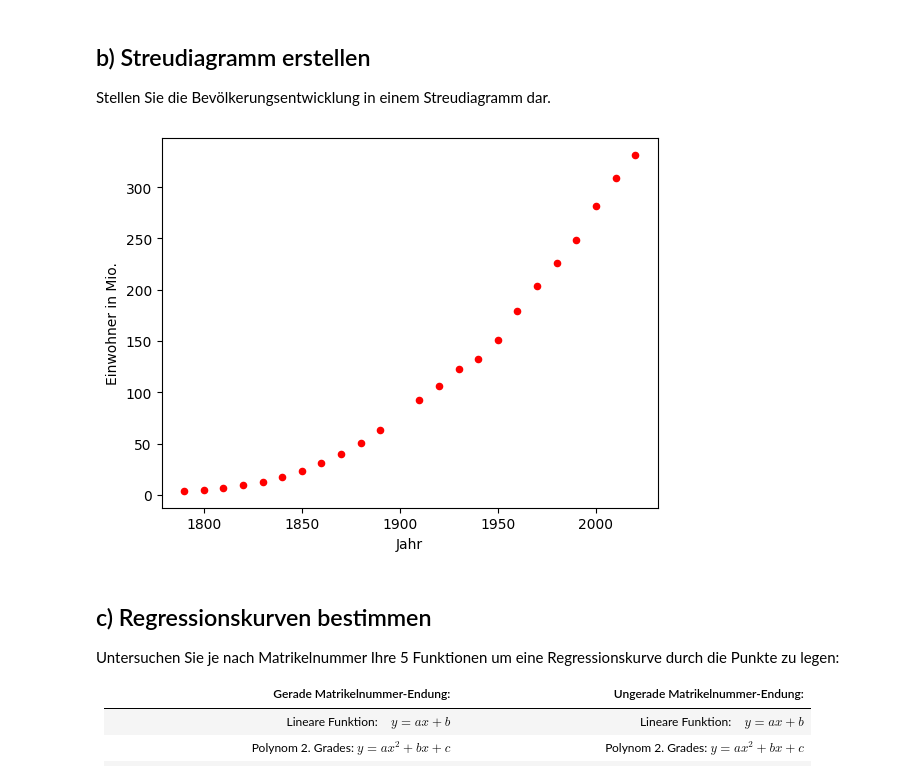
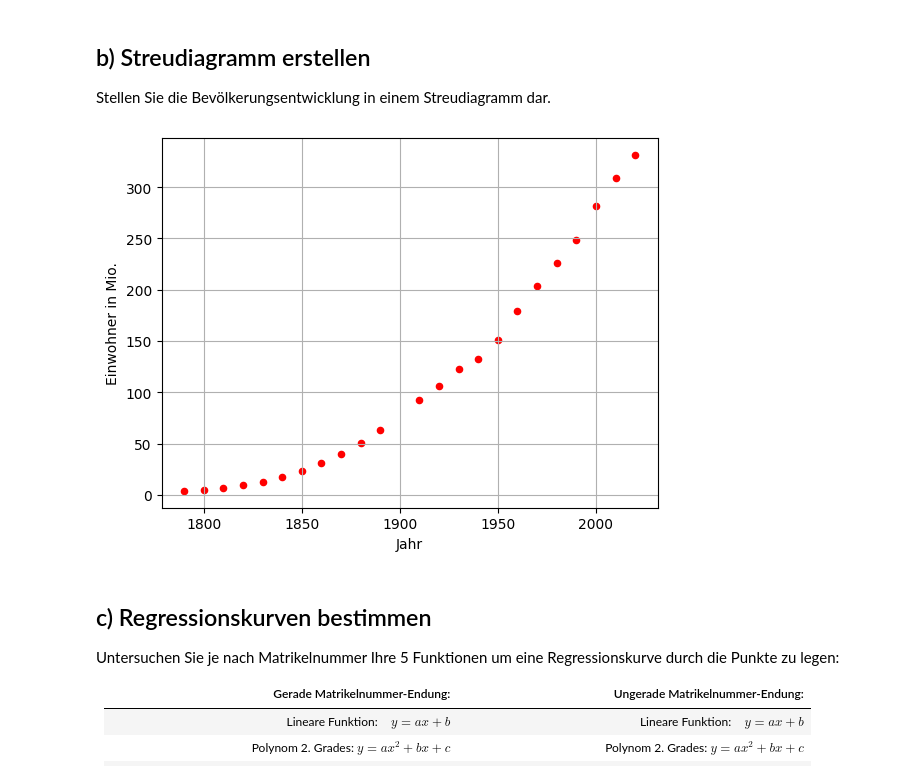
Before and after one commit to Fiusa21/Statistik_Labore, a Jupyter notebook: TestatAufgabe_2.ipynb, the cells around one changed output. Saved outputs shown, nothing was run; the diff lists cells and outputs as text; code cells hidden in the pictures.

```diff
--- a/TestatAufgabe_2.ipynb
+++ b/TestatAufgabe_2.ipynb
@@ -44,15 +44,16 @@ Stellen Sie die Bevölkerungsentwicklung in einem Streudiagramm dar.
 # %%
 import matplotlib.pyplot as plt
 import numpy as np
 x = dat['Jahr']
 y = dat['Einwohner']
 
 dat.plot(kind='scatter', x='Jahr', y='Einwohner', color='red')
 plt.xlabel('Jahr')
 plt.ylabel('Einwohner in Mio.')
+plt.grid(True)
 plt.show()
 # %% [output]
-[figure, old version]
+[figure, new version]
 # %% [markdown]
 ## c) Regressionskurven bestimmen
 Untersuchen Sie je nach Matrikelnummer Ihre 5 Funktionen um eine Regressionskurve durch die Punkte zu legen:<br>
```
Also changed, not shown: parts of 4 cells of this notebook.
